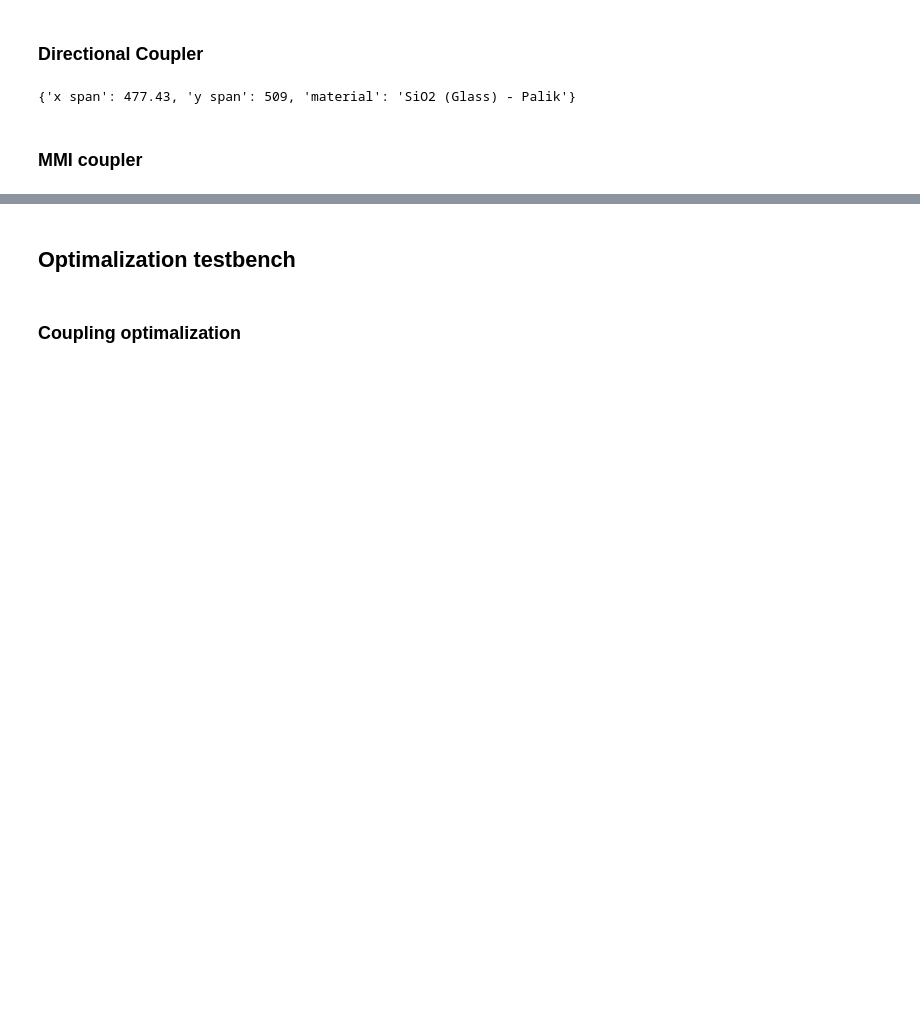
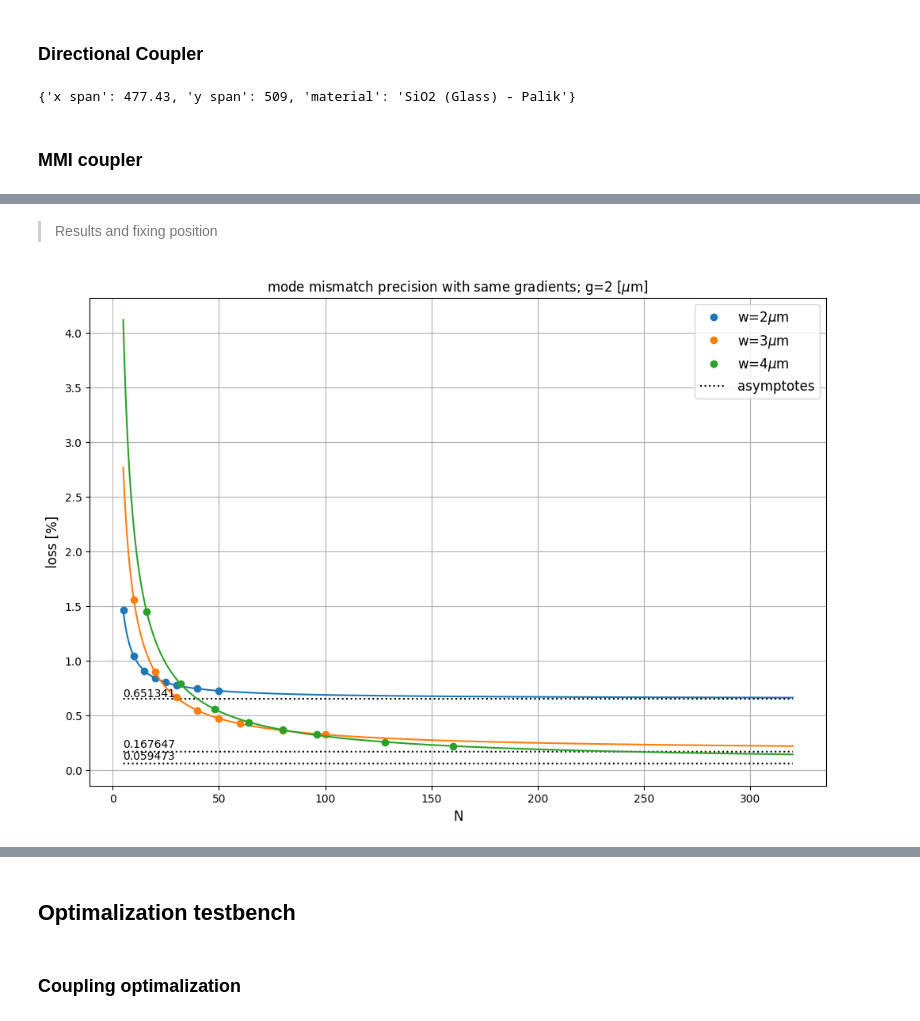
Before and after one commit to Szyli/Bell-decomposition, a Jupyter notebook: test_sMZI.ipynb, the cells around one changed output, grey strips where cells are left out. Cells and saved outputs as stored; diff of their text form; code cells hidden in the pictures; blank space fills up the shorter version.

```diff
--- a/test_sMZI.ipynb
+++ b/test_sMZI.ipynb
@@ -612,0 +903,7 @@ FDTD was selected.
+# %%
+coupling_gap = 2.5
+widths = [2, 3, 4]
+l1 = 5
+
+source = "D:/Interferometer/Decomp/simulations/MMI/our_design/MMI_opt/limit_test/mismatches/auto_compare/"
+script_name = "mmm_auto_converge"
@@ -612,0 +992,21 @@ FDTD was selected.
+# %% [markdown]
+> Results and fixing position
+# %%
+test_2 = data_reader("results/data/g2_5_w2.txt", source=source)
+test_3 = data_reader("results/data/g2_5_w3.txt", source=source)
+test_4 = data_reader("results/data/g2_5_w4.txt", source=source)
+
+test_group = [test_2, test_3, test_4]
+
+# _,_,asys = plot_n_fit(test_group,widths,n_in=len(test_group),
+#                     xlabel="N",tit=r"mode mismatch precision with same gradients; g=2 [$\mu$m]",
+#                     error_in_db=True)
+
+par,per,asys = plot_n_fit(test_group, widths, "w", n_in=len(test_group),
+                    xlabel="N",ylabel="loss [%]",tit=r"mode mismatch precision with same gradients; g=2 [$\mu$m]",
+                    error_in_db=False, fitfunc=0)
+
+plt_name = "g2_5_comp_conv_prc"
+plt.savefig(source+"results/plots/"+plt_name)
+# %% [output]
+[figure, added]
```
Also changed, not shown: parts of 67 cells of this notebook.
